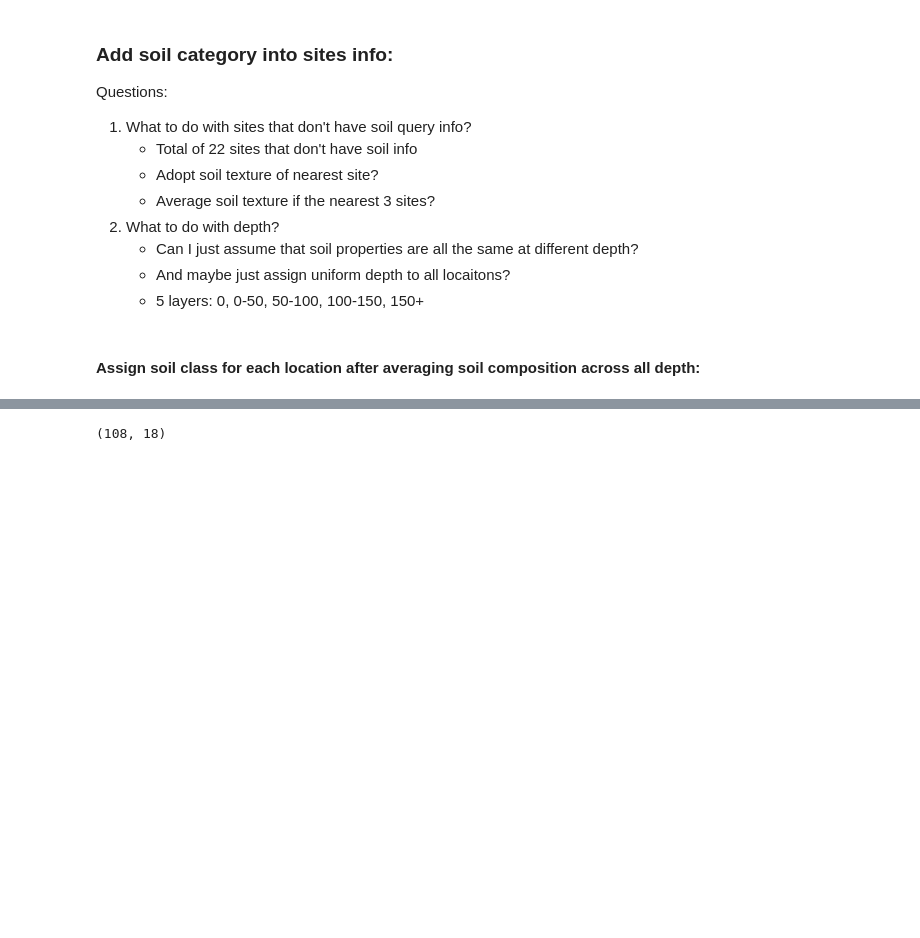
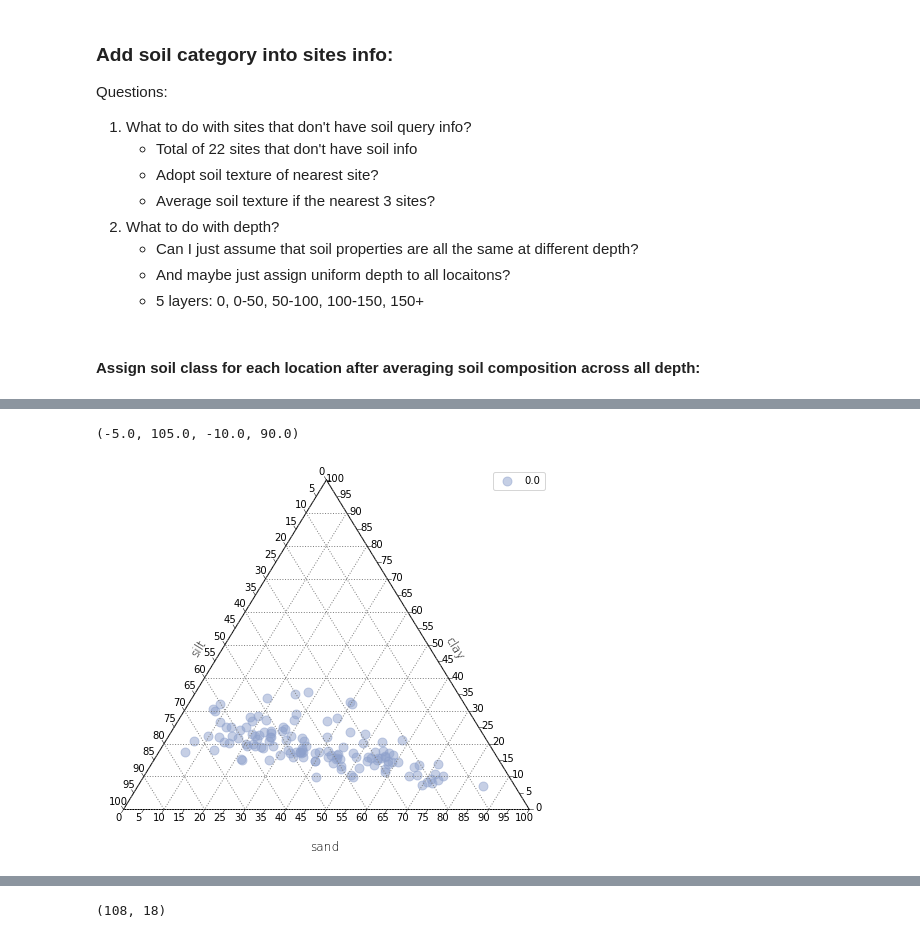
Before and after one commit to jennhsiao/upscale, a Jupyter notebook: notebooks/soils_process.ipynb, the cells around one changed output, grey strips where cells are left out. Saved outputs shown, nothing was run; the diff lists cells and outputs as text; code cells hidden in the pictures; blank space fills up the shorter version.

Commit message:
update soil categorization process with the help of R package - soiltexture

```diff
--- a/notebooks/soils_process.ipynb
+++ b/notebooks/soils_process.ipynb
@@ -22,0 +11,4 @@ from soilquery import soilquery
+# %%
+df_soilsnass = pd.read_csv('/home/disk/eos8/ach315/upscale/weadata/soiltexture_nass.csv',
+                       index_col=0, dtype={'depth_category':str, 'sgroup':str})
+df_soilsnass.head()
@@ -139,0 +72,48 @@ Questions:
+# %%
+sites = df_sites.site
+depth = '0.0'
+
+df_soils_depth = df_soilsnass[df_soilsnass.depth_category == depth].dropna()
+
+sands = []
+silts = []
+clays = []
+
+for site in sites:
+    lat = float(df_sites[df_sites.site == site].lat)
+    lon = float(df_sites[df_sites.site == site].lon)
+    dist = list(enumerate(np.sqrt((lat - df_soils_depth.lat)**2 + (lon - (df_soils_depth.lon))**2)))
+    df_dist = pd.DataFrame(dist, columns=['rownum', 'distance'])
+    row = list(df_dist.nsmallest(10, 'distance').rownum) # select the five nearest locations and average for
+                                                        # mean surface soil info
+    sand = df_soils_depth.iloc[row].sand.mean().round(2)
+    silt = df_soils_depth.iloc[row].silt.mean().round(2)
+    clay = df_soils_depth.iloc[row].clay.mean().round(2)
+    sands.append(sand)
+    silts.append(silt)
+    clays.append(clay)
+
+points = []
+for i in range(len(sands)):
+    sand = sands[i]
+    clay = clays[i]
+    silt = silts[i]
+    points.append((sand, clay, silt))
+
+scale = 100
+figure, tax = ternary.figure(scale=scale)
+figure.set_size_inches(8,7)
+tax.scatter(points, color='#8da0cb', s=80, alpha=0.5, label=depth)
+tax.left_axis_label('silt', fontsize=12, fontweight='light')
+tax.right_axis_label('clay', fontsize=12, fontweight='light')
+tax.bottom_axis_label('sand', fontsize=12, fontweight='light')
+tax.legend()
+
+tax.boundary(linewidth=1)
+tax.gridlines(multiple=10, linewidth=1, color='grey')
+tax.ticks(axis='lbr', linewidth=0.5, multiple=5)
+tax.clear_matplotlib_ticks()
+tax.get_axes().axis('off')
+# %% [output]
+(-5.0, 105.0, -10.0, 90.0)
+[figure, added]
```
Also changed, not shown: parts of 10 cells of this notebook, 2 other files.
